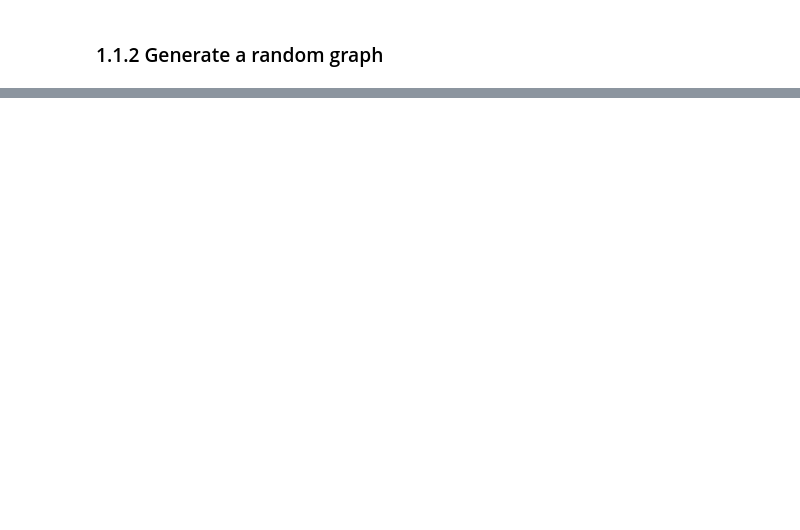
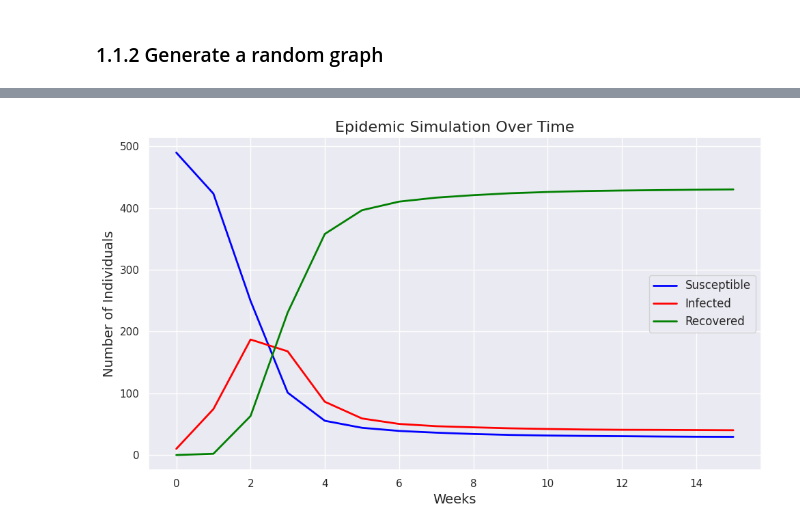
Before and after one commit to MateoRivera/network-dynamics, a Jupyter notebook: H3/H3_Juliana.ipynb, the cells around one changed output, grey strips where cells are left out. Saved outputs shown, nothing was run; the diff lists cells and outputs as text; code cells hidden in the pictures; blank space fills up the shorter version.

```diff
--- a/H3/H3_Juliana.ipynb
+++ b/H3/H3_Juliana.ipynb
@@ -92,0 +228,18 @@ plt.show()
+# %%
+
+def Simulations(G, beta, rho, n_simulations = 100, use_progressbar = True):
+    simulations = []
+    # Create a progress bar
+    if use_progressbar:
+        bar = progressbar.ProgressBar(max_value=n_simulations)
+    for s in range(n_simulations):
+        simulations.append(EpidemicSimulation(G, beta, rho, week_to_simulate))
+        if use_progressbar:
+            bar.update(s+1)
+    if use_progressbar:
+        bar.finish()
+    return simulations
+# %%
+nodes_infected, new_nodes_infected = EpidemicSimulation(G, beta, rho, week_to_simulate)
+
+S = Simulations(G, beta, rho)
@@ -92,0 +405,38 @@ plt.show()
+# %%
+# Extract and calculate the total number of S, I, and R nodes for each week
+def calculate_average_states(simulations, G):
+    num_nodes = len(G.nodes)
+    total_states = np.zeros((3, week_to_simulate + 1))  # For S, I, R
+
+    for simulation in simulations:
+        states = simulation[0]  # Get the state history for each node
+        for t in range(states.shape[1]):
+            total_states[0, t] += np.sum(states[:, t] == 0)  # Susceptible (S)
+            total_states[1, t] += np.sum(states[:, t] == 1)  # Infected (I)
+            total_states[2, t] += np.sum(states[:, t] == 2)  # Recovered (R)
+
+    # Calculate the average across all simulations
+    average_states = total_states / len(simulations)
+    return average_states
+
+# Calculate the average states for S, I, R
+average_states = calculate_average_states(S, G)
+
+# Plotting the results
+time = range(week_to_simulate + 1)
+plt.figure(figsize=(10, 6))
+
+plt.plot(time, average_states[0], label='Susceptible', color='blue', linewidth=2)
+plt.plot(time, average_states[1], label='Infected', color='red', linewidth=2)
+plt.plot(time, average_states[2], label='Recovered', color='green', linewidth=2)
+
+plt.title("Epidemic Simulation Over Time", fontsize=16)
+plt.xlabel("Weeks", fontsize=14)
+plt.ylabel("Number of Individuals", fontsize=14)
+plt.legend(fontsize=12)
+plt.grid(True)
+plt.tight_layout()
+
+plt.show()
+# %% [output]
+[figure, added]
```
Also changed, not shown: parts of 15 cells of this notebook.
